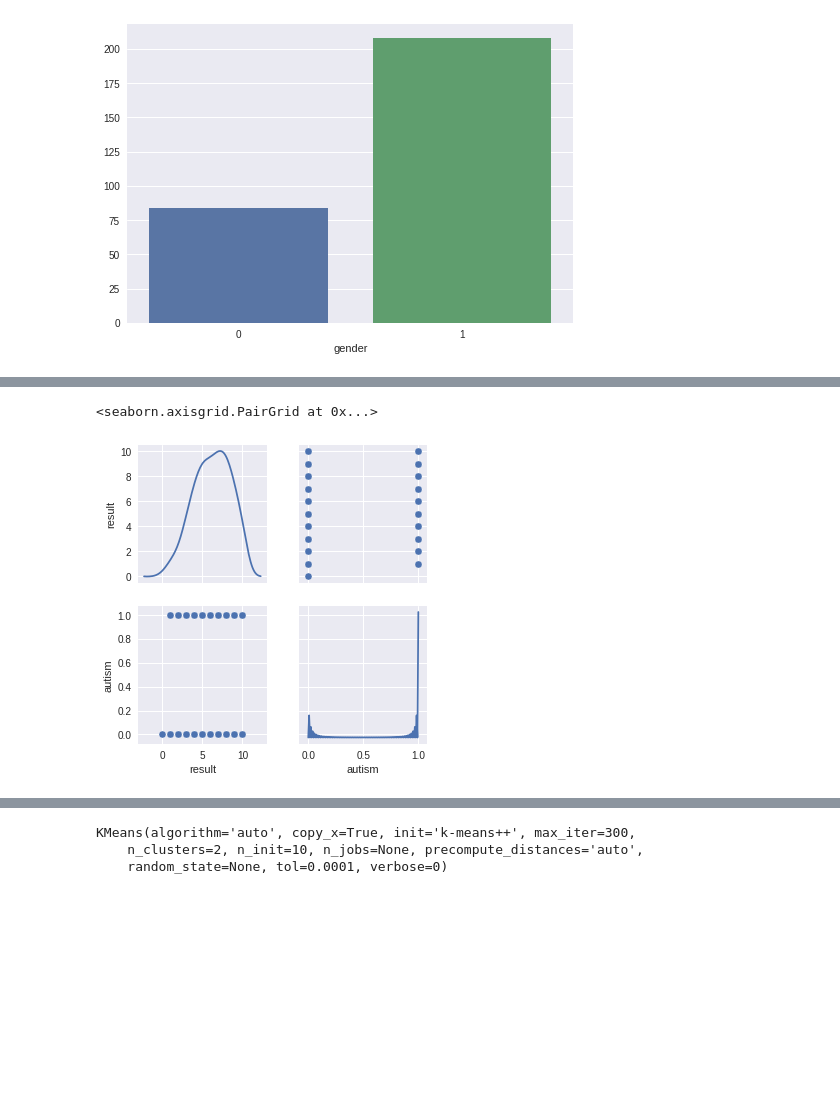
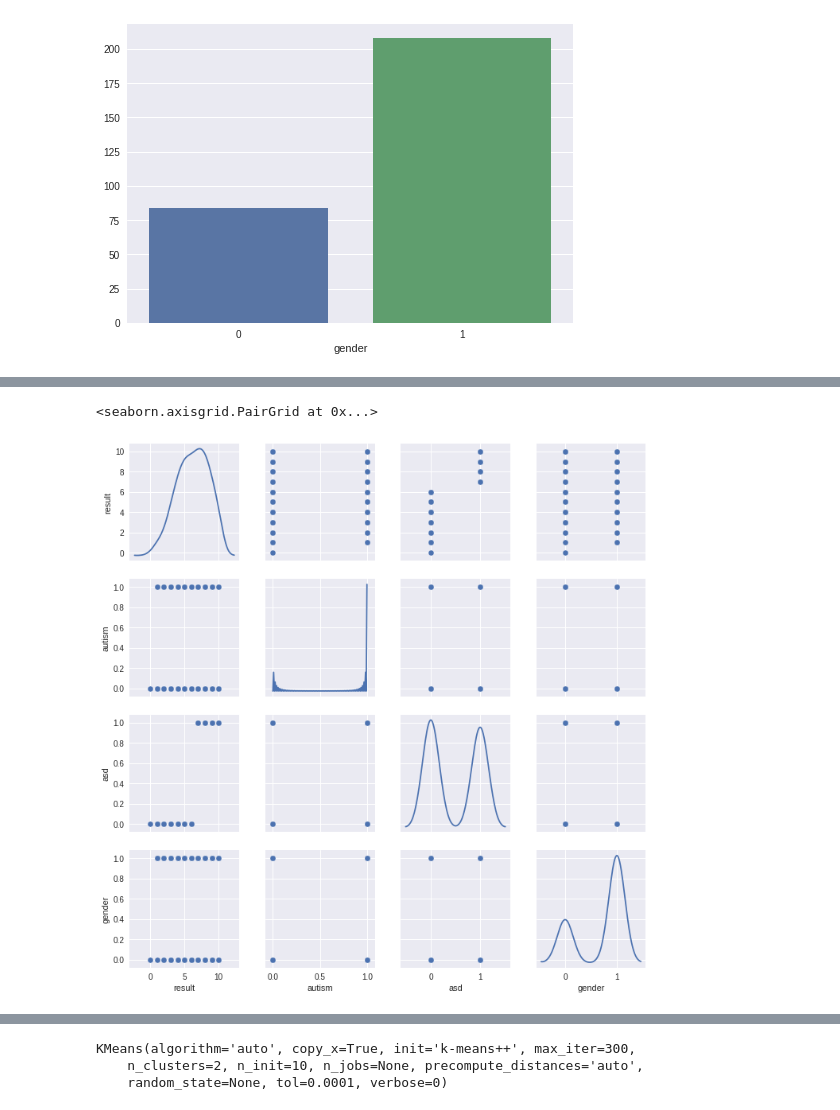
Before and after one commit to Anandharajan/DriverBehaviour, a Jupyter notebook: autism.ipynb, the cells around one changed output, grey strips where cells are left out. Cells and saved outputs as stored; diff of their text form; code cells hidden in the pictures; blank space fills up the shorter version.

```diff
--- a/autism.ipynb
+++ b/autism.ipynb
@@ -123,9 +123,9 @@ Name: A2_Score , dtype: int64
 Name: asd, dtype: int64
 # %%
-sns.pairplot(df[["result", "age", "autism"]], diag_kind="kde")
+sns.pairplot(df[["result", "age", "autism", "asd", "gender"]], diag_kind="kde")
 # %% [output]
 <seaborn.axisgrid.PairGrid at 0x...>
-[figure, old version]
+[figure, new version]
 # %%
 from sklearn.preprocessing import LabelEncoder
 
```
Also changed, not shown: parts of 21 cells of this notebook.
